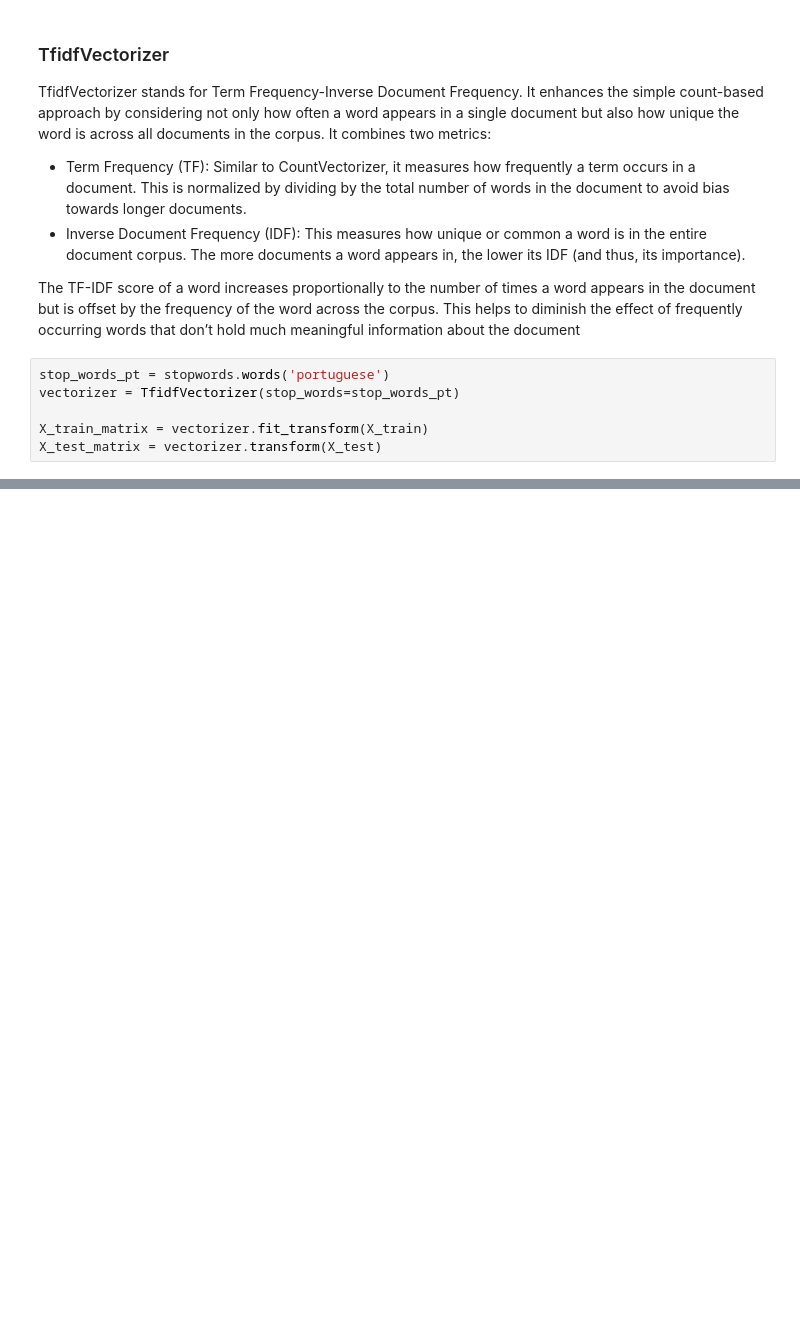
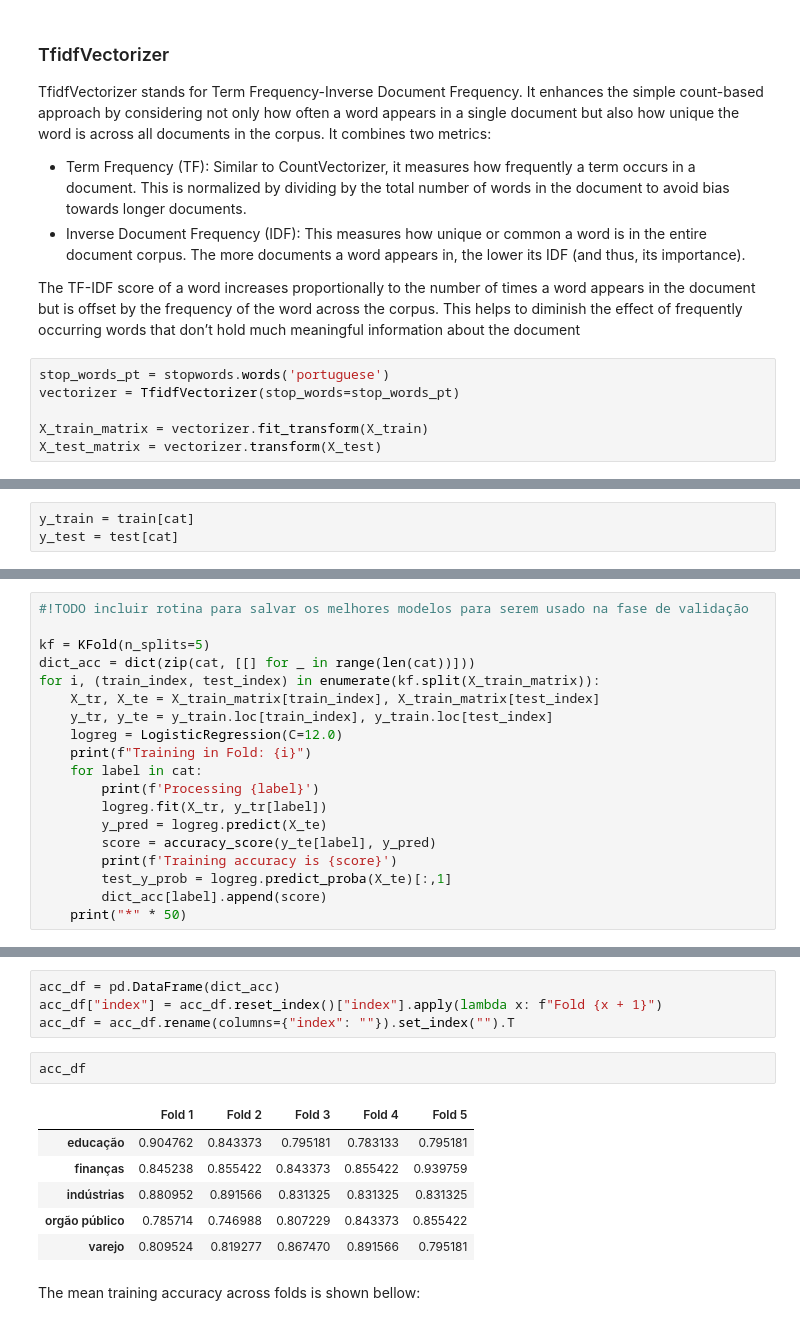
Before and after one commit to gabriel19913/text_classification, a Jupyter notebook: exploratory_analysis.ipynb, the cells around one changed output, grey strips where cells are left out. Drawn from its saved outputs; the diff is of its cells as text; blank space fills up the shorter version.

Commit message:
Creating routine for training the model using kfold

```diff
--- a/exploratory_analysis.ipynb
+++ b/exploratory_analysis.ipynb
@@ -232,0 +285,3 @@ X_test_matrix
+# %%
+y_train = train[cat]
+y_test = test[cat]
@@ -232,0 +298,19 @@ X_test_matrix
+# %%
+#!TODO incluir rotina para salvar os melhores modelos para serem usado na fase de validação
+
+kf = KFold(n_splits=5)
+dict_acc = dict(zip(cat, [[] for _ in range(len(cat))]))
+for i, (train_index, test_index) in enumerate(kf.split(X_train_matrix)):
+    X_tr, X_te = X_train_matrix[train_index], X_train_matrix[test_index]
+    y_tr, y_te = y_train.loc[train_index], y_train.loc[test_index]
+    logreg = LogisticRegression(C=12.0)
+    print(f"Training in Fold: {i}")
+    for label in cat:
+        print(f'Processing {label}')
+        logreg.fit(X_tr, y_tr[label])
+        y_pred = logreg.predict(X_te)
+        score = accuracy_score(y_te[label], y_pred)
+        print(f'Training accuracy is {score}')
+        test_y_prob = logreg.predict_proba(X_te)[:,1]
+        dict_acc[label].append(score)
+    print("*" * 50)
@@ -232,0 +355,15 @@ X_test_matrix
+# %%
+acc_df = pd.DataFrame(dict_acc)
+acc_df["index"] = acc_df.reset_index()["index"].apply(lambda x: f"Fold {x + 1}")
+acc_df = acc_df.rename(columns={"index": ""}).set_index("").T
+# %%
+acc_df
+# %% [output]
+|  | Fold 1 | Fold 2 | Fold 3 | Fold 4 | Fold 5 |
+| educação | 0.904762 | 0.843373 | 0.795181 | 0.783133 | 0.795181 |
+| finanças | 0.845238 | 0.855422 | 0.843373 | 0.855422 | 0.939759 |
+| indústrias | 0.880952 | 0.891566 | 0.831325 | 0.831325 | 0.831325 |
+| orgão público | 0.785714 | 0.746988 | 0.807229 | 0.843373 | 0.855422 |
+| varejo | 0.809524 | 0.819277 | 0.867470 | 0.891566 | 0.795181 |
+# %% [markdown]
+The mean training accuracy across folds is shown bellow:
```
Also changed, not shown: parts of 21 cells of this notebook.
